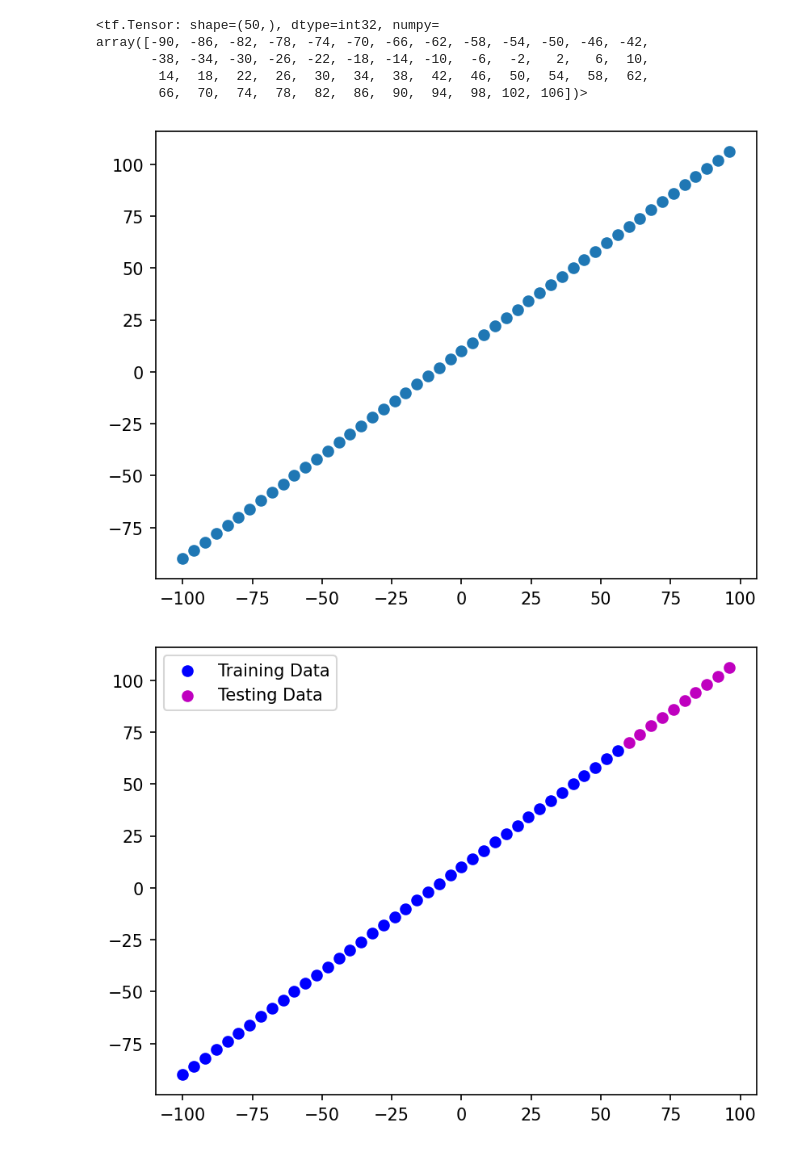
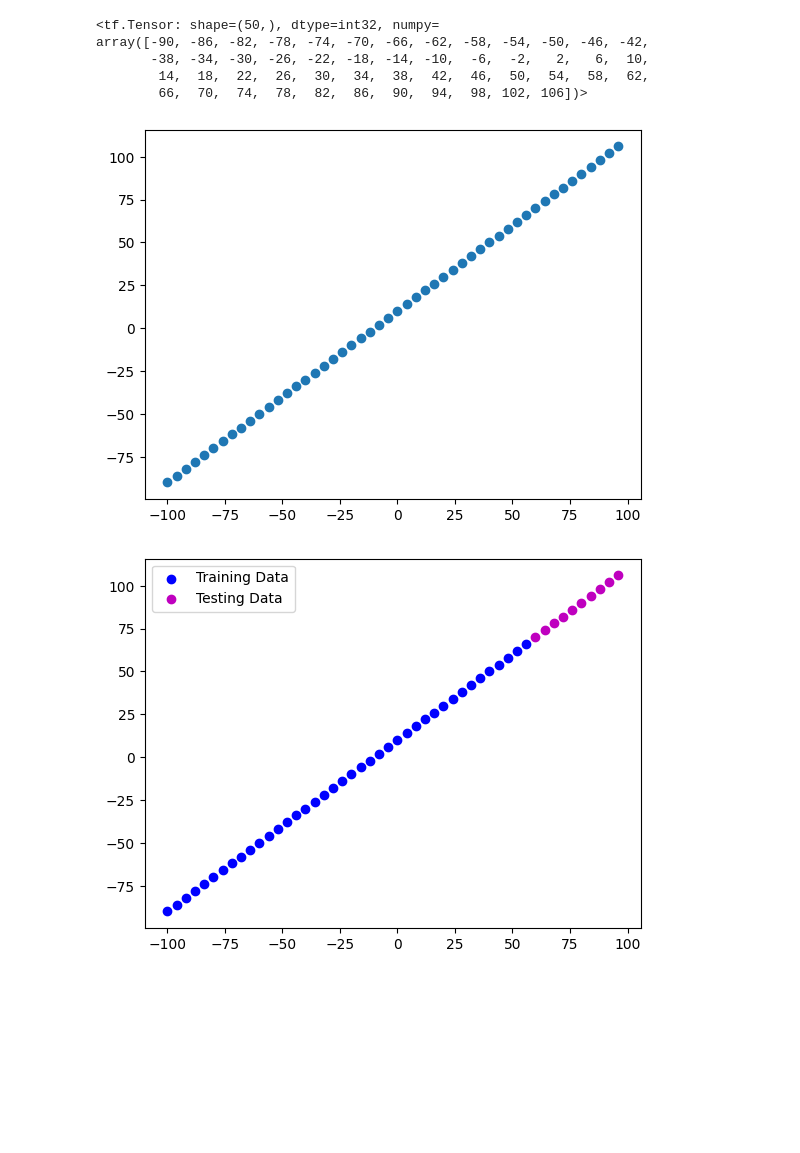
Before and after one commit to kshipra-jadav/ZTM-DeepLearning, a Jupyter notebook: Neural Network Regression/neural_network_regression_with_tf.ipynb, the cells around one changed output. Cells and saved outputs as stored; diff of their text form; code cells hidden in the pictures; blank space fills up the shorter version.

```diff
--- a/Neural Network Regression/neural_network_regression_with_tf.ipynb
+++ b/Neural Network Regression/neural_network_regression_with_tf.ipynb
@@ -234,12 +234,12 @@ array([-90, -86, -82, -78, -74, -70, -66, -62, -58, -54, -50, -46, -42,
         66,  70,  74,  78,  82,  86,  90,  94,  98, 102, 106])>
 # %%
 import matplotlib.pyplot as plt
-plt.rcParams['figure.dpi'] = 150
+plt.rcParams['figure.dpi'] = 100
 
 plt.scatter(X, y)
 plt.show()
 # %% [output]
-[figure, old version]
+[figure, new version]
 # %%
 # Splitting the data into training and testing set
 X_train = X[: 40]
@@ -255,4 +255,4 @@ plt.scatter(X_test, y_test, c="m", label="Testing Data")
 plt.legend()
 plt.show()
 # %% [output]
-[figure, old version]
+[figure, new version]
```
